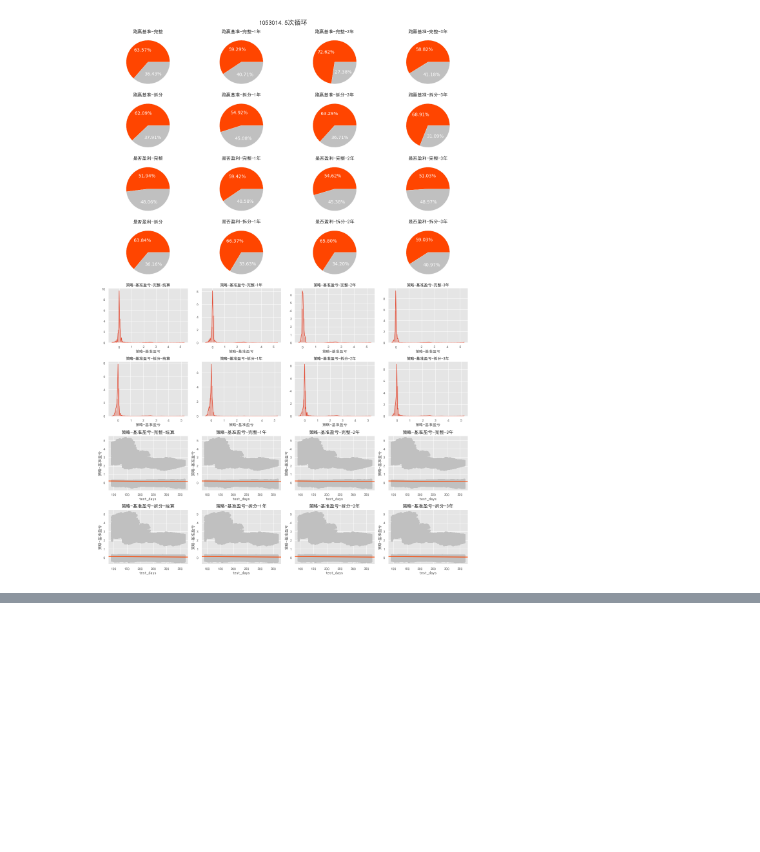
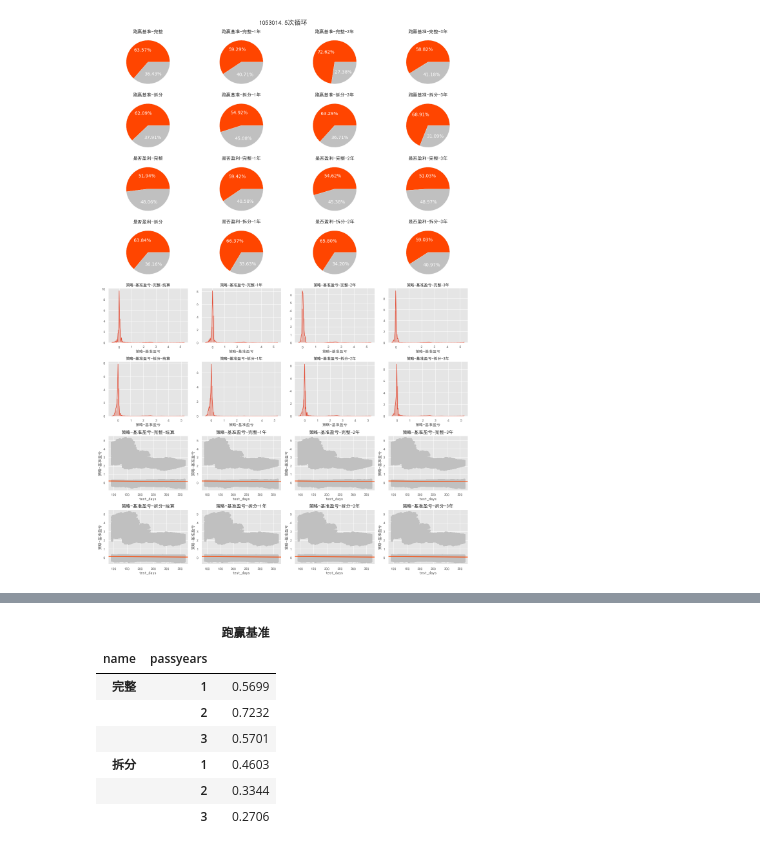
Before and after one commit to GuQiangJS/gquant-example, a Jupyter notebook: 周内效应/ETF-周内效应-510500.ipynb, the cells around one changed output, grey strips where cells are left out. Drawn from its saved outputs; the diff is of its cells as text; code cells hidden in the pictures; blank space fills up the shorter version.

```diff
--- a/周内效应/ETF-周内效应-510500.ipynb
+++ b/周内效应/ETF-周内效应-510500.ipynb
@@ -215,0 +214,16 @@ report[report['test_days']<200].groupby('name')['基准最大回撤','策略最
+# %%
+import matplotlib.ticker as mtick
+win_rate1 = report_1.groupby(
+    ['name', 'passyears'])['跑赢基准'].value_counts(normalize=True).to_frame()
+win_rate1 = win_rate1[win_rate1.index.get_level_values(2) == 1]
+win_rate1.index = win_rate1.index.droplevel(2)
+win_rate1
+# %% [output]
+|  |  | 跑赢基准 |
+| name | passyears |  |
+| 完整 | 1 | 0.5699 |
+|  | 2 | 0.7232 |
+|  | 3 | 0.5701 |
+| 拆分 | 1 | 0.4603 |
+|  | 2 | 0.3344 |
+|  | 3 | 0.2706 |
```
Also changed, not shown: parts of 9 cells of this notebook.
